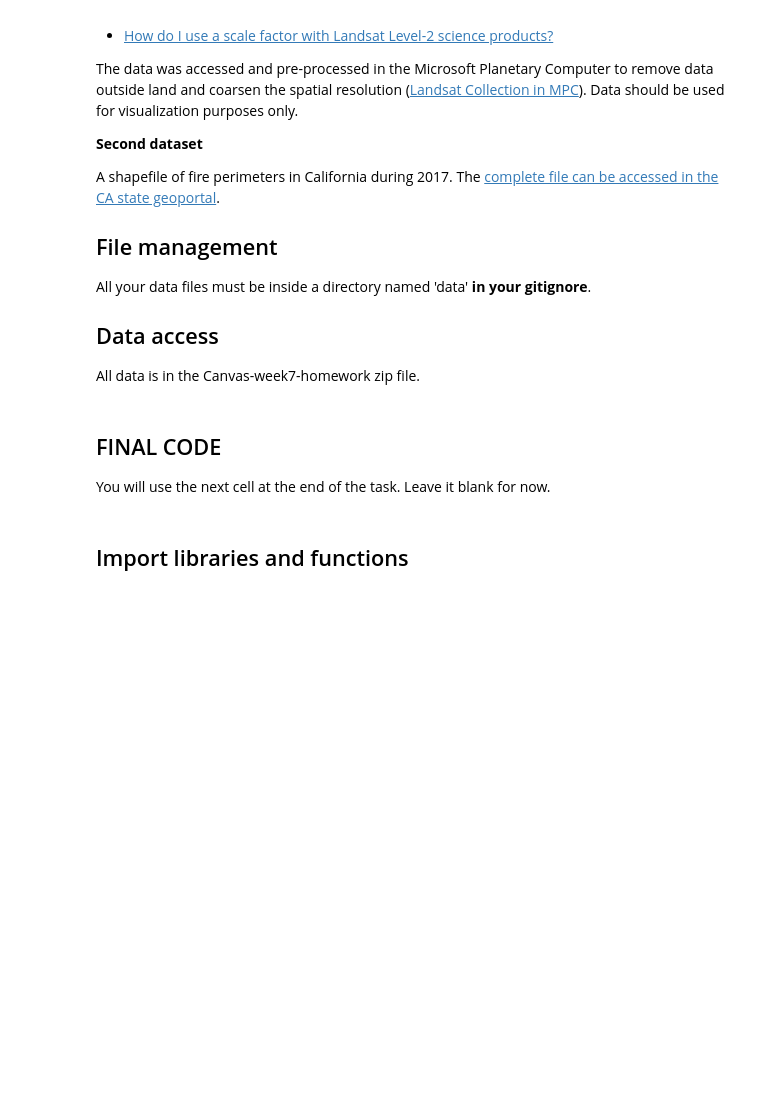
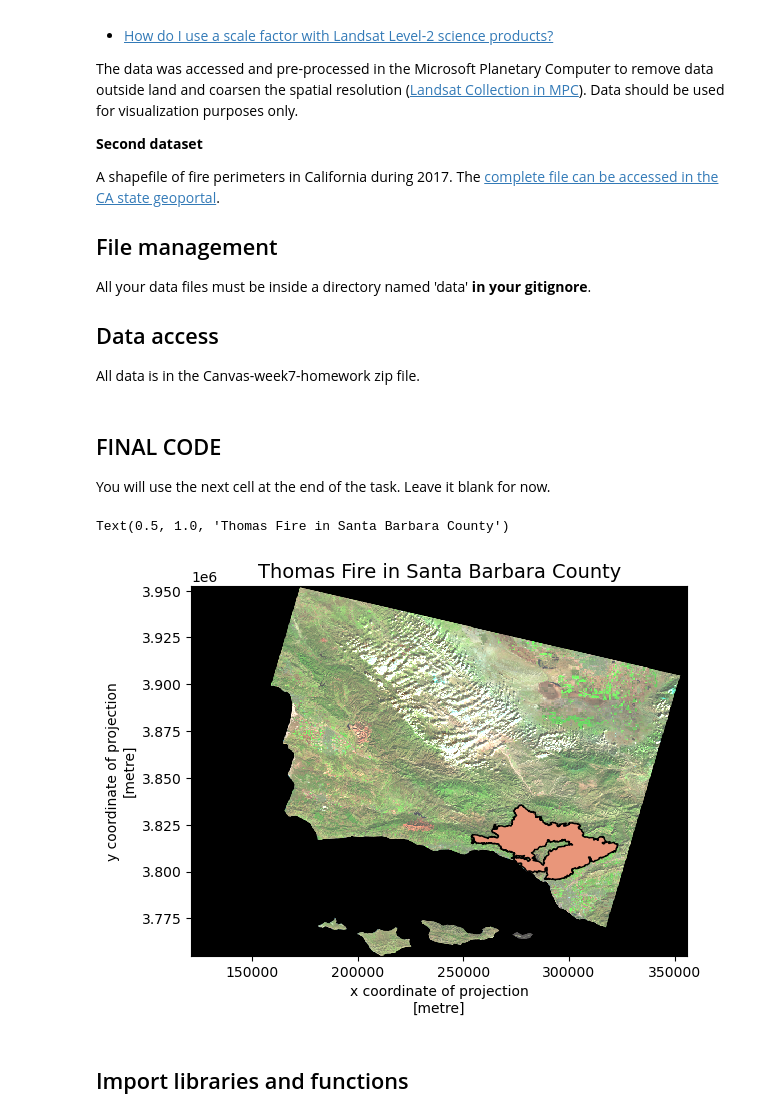
Before and after one commit to olleholt/eds220-hw4, a Jupyter notebook: hw4/hwk4-task2-false-color.ipynb, the cells around one changed output. Cells and saved outputs as stored; diff of their text form; code cells hidden in the pictures; blank space fills up the shorter version.

```diff
--- a/hw4/hwk4-task2-false-color.ipynb
+++ b/hw4/hwk4-task2-false-color.ipynb
@@ -51,6 +51,52 @@ All data is in the Canvas-week7-homework zip file.
 You will use the next cell at the end of the task. Leave it blank for now.
 # %%
 ### ===== FINAL CODE =====
+# import libraries and functions here
+
+import os
+import numpy as np
+import pandas as pd
+import matplotlib.pyplot as plt
+import matplotlib.patches as mpatches # for creating legends
+
+import xarray as xr
+import rioxarray as rioxr
+import geopandas as gpd
+
+from rasterio.features import rasterize #for rasterizing polygons
+from shapely.geometry import box
+from shapely.geometry import Point
+
+# importing california fire perimeter data
+ca = gpd.read_file('data/California_Fire_Perimeters_2017.shp')
+
+#reading in the .nc file
+landcover_fp = os.path.join(os.getcwd(),'data','landsat8-2018-01-26-sb-simplified.nc')
+landcover = rioxr.open_rasterio(landcover_fp)
+
+#dropping the bands to make a 2d data set in order to plot it
+landcover = landcover.squeeze().drop('band')
+
+#set landcover crs to ca crs, crs='EPSG:3857'
+ca = ca.to_crs(landcover.rio.crs)
+
+#selecting the thomas fire from the california fire 2017 dataset
+thomas_fire = ca[ca['FIRE_NAME'] == 'THOMAS']
+
+# setting up a plot
+fig, ax = plt.subplots()
+
+# plotting the thomas fire on top of the landover plot
+thomas_fire.plot(ax=ax,
+                color = "darksalmon",
+                edgecolor= "black")
+landcover[['swir22','nir08','red']].to_array().plot.imshow(robust = True)  #landcover plot
+
+#setting the title name
+ax.set_title('Thomas Fire in Santa Barbara County',  fontsize=14)
+# %% [output]
+Text(0.5, 1.0, 'Thomas Fire in Santa Barbara County')
+[figure, added]
 # %% [markdown]
 ## Import libraries and functions
 # %%
```
Also changed, not shown: parts of 8 cells of this notebook, 1 other file.
